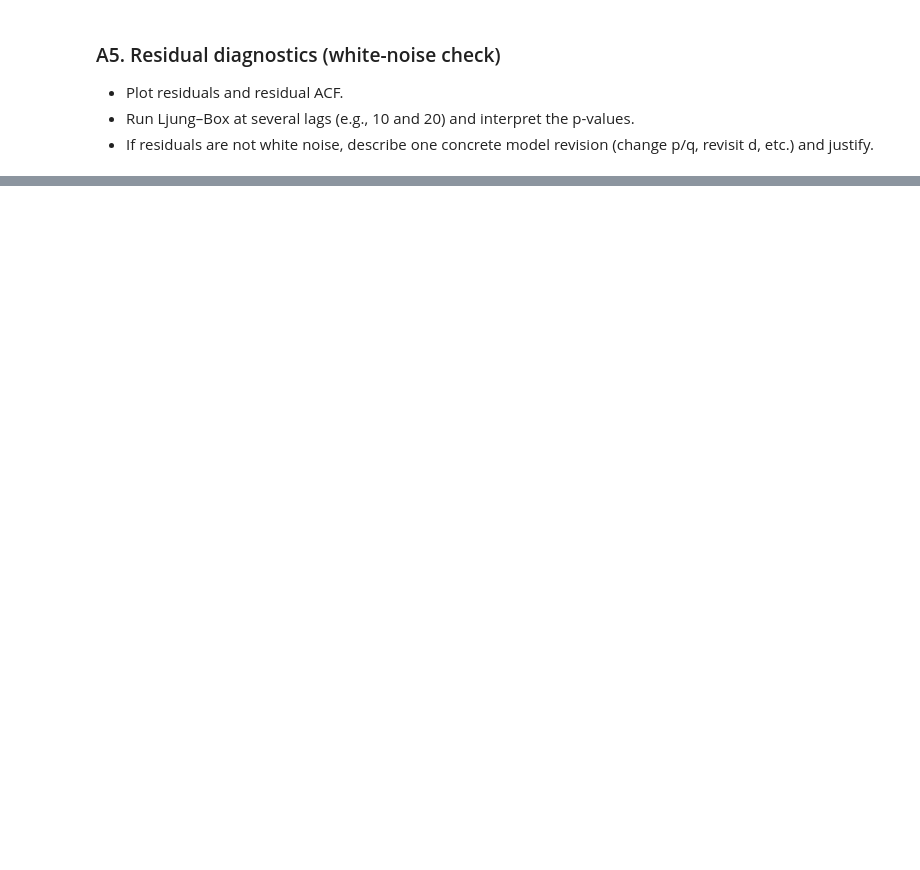
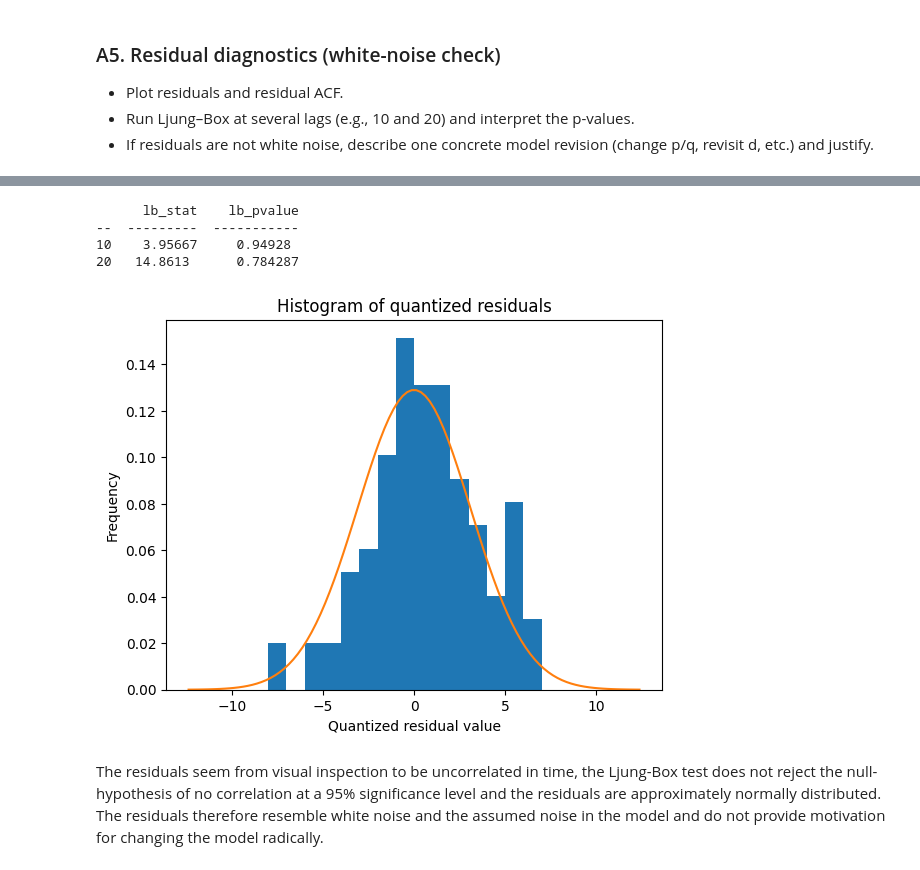
Before and after one commit to FVardi/PhD-Courses, a Jupyter notebook: Deep learning for time-series/Assignments/assignment_1.ipynb, the cells around one changed output, grey strips where cells are left out. Saved outputs shown, nothing was run; the diff lists cells and outputs as text; code cells hidden in the pictures; blank space fills up the shorter version.

```diff
--- a/Deep learning for time-series/Assignments/assignment_1.ipynb
+++ b/Deep learning for time-series/Assignments/assignment_1.ipynb
@@ -22,5 +28,5 @@ y_raw = pd.read_csv("www_usage.csv")
 # %%
-df = y_raw.copy()
+df = df_raw.copy()
 
 # Fit exponential smoothing
 model = SimpleExpSmoothing(df["y"])
@@ -124,8 +128,6 @@ to 4).
 - Pick a final model using a parsimony rule: prefer the simplest model with competitive BIC and
 good diagnostics.
 # %%
-df = y_raw.copy()
-
 p_values = range(0, 4)  # AR orders
 d = 1
 q_values = range(0, 8)  # MA orders
@@ -176,8 +178,6 @@ errors.
 - Explain in simple terms what maximum likelihood estimation is doing for ARIMA. (You may
 mention that statsmodels evaluates the likelihood via a state-space/Kalman filter implementation.)
 # %%
-df = y_raw.copy()
-
 orders = (3, 1, 0)
 model = ARIMA(df.y, order=orders)
 model_fit = model.fit()
@@ -207,3 +207,20 @@ For this particular choice of model parameters (moving average order of 0) the K
 - Run Ljung–Box at several lags (e.g., 10 and 20) and interpret the p-values.
 - If residuals are not white noise, describe one concrete model revision (change p/q, revisit d, etc.)
 and justify.
+# %%
+residuals = df.y - model_fit.predict()
+residuals = residuals[1:]
+
+plt.figure()
+plt.scatter(df.ds[1:], residuals)
+plt.title("Residuals")
+plt.xlabel("Minute")
+plt.ylabel("Residual")
+plt.show()
+
+plt.figure()
+plot_acf(residuals)
+plt.title("Sample ACF of residuals")
+plt.xlabel("Lag")
+plt.ylabel("Autocorrelation")
+plt.show()
@@ -209,0 +231,35 @@ and justify.
+# %%
+# Ljung-Box test for lags 10 and 20
+lb_test = acorr_ljungbox(residuals, lags=20)
+print(tabulate(lb_test.loc[[10, 20]], headers="keys"))
+# %% [output]
+      lb_stat    lb_pvalue
+--  ---------  -----------
+10    3.95667     0.94928
+20   14.8613      0.784287
+# %%
+# Quantization step (bin width)
+q = 1
+
+# Quantize residuals
+quantized = np.round(residuals / q) * q
+
+# Normal distibution
+mu, sigma = 0, np.std(quantized)
+# Data range
+x = np.linspace(mu - 4*sigma, mu + 4*sigma, 100)
+# PDF
+y = norm.pdf(x, mu, sigma)
+
+# Plot histogram
+plt.figure()
+plt.hist(quantized, bins=len(quantized.unique()), density=True)
+plt.plot(x, y)
+plt.xlabel("Quantized residual value")
+plt.ylabel("Frequency")
+plt.title("Histogram of quantized residuals")
+plt.show()
+# %% [output]
+[figure, added]
+# %% [markdown]
+The residuals seem from visual inspection to be uncorrelated in time, the Ljung-Box test does not reject the null-hypothesis of no correlation at a 95% significance level and the residuals are approximately normally distributed. The residuals therefore resemble white noise and the assumed noise in the model and do not provide motivation for changing the model radically.
```
Also changed, not shown: parts of 18 cells of this notebook, 1 other file.
